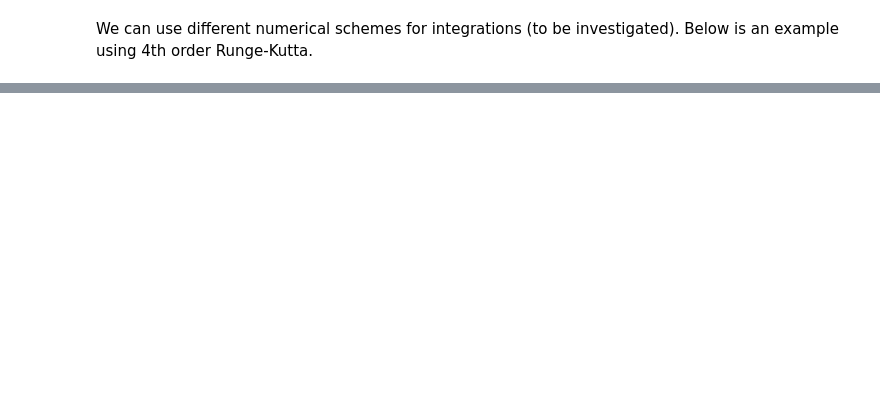
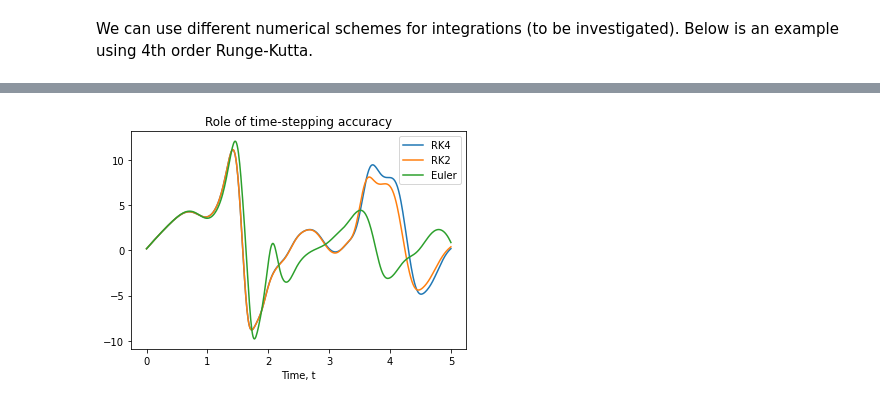
Before and after one commit to m2lines/L96_demo, a Jupyter notebook: L96-description.ipynb, the cells around one changed output, grey strips where cells are left out. Saved outputs shown, nothing was run; the diff lists cells and outputs as text; code cells hidden in the pictures; blank space fills up the shorter version.

```diff
--- a/L96-description.ipynb
+++ b/L96-description.ipynb
@@ -70,0 +127,15 @@ plt.subplot(224); plt.plot(t, (X**2).sum(axis=-1)); plt.xlabel('t'); plt.title('
+# %%
+from L96_model import RK2, EulerFwd
+
+dt, nt = 0.01, 500
+Xrk4,t = integrator_1d(L96_eq1_xdot, RK4, dt, Xinit, nt, F)
+Xrk2,_ = integrator_1d(L96_eq1_xdot, RK2, dt, Xinit, nt, F)
+Xef,_ = integrator_1d(L96_eq1_xdot, EulerFwd, dt, Xinit, nt, F)
+
+plt.plot(t, Xrk4[:,0], label='RK4')
+plt.plot(t, Xrk2[:,0], label='RK2')
+plt.plot(t, Xef[:,0], label='Euler')
+plt.legend()
+plt.xlabel('Time, t'); plt.title('Role of time-stepping accuracy');
+# %% [output]
+[figure, added]
```
Also changed, not shown: parts of 10 cells of this notebook, 1 other file.
